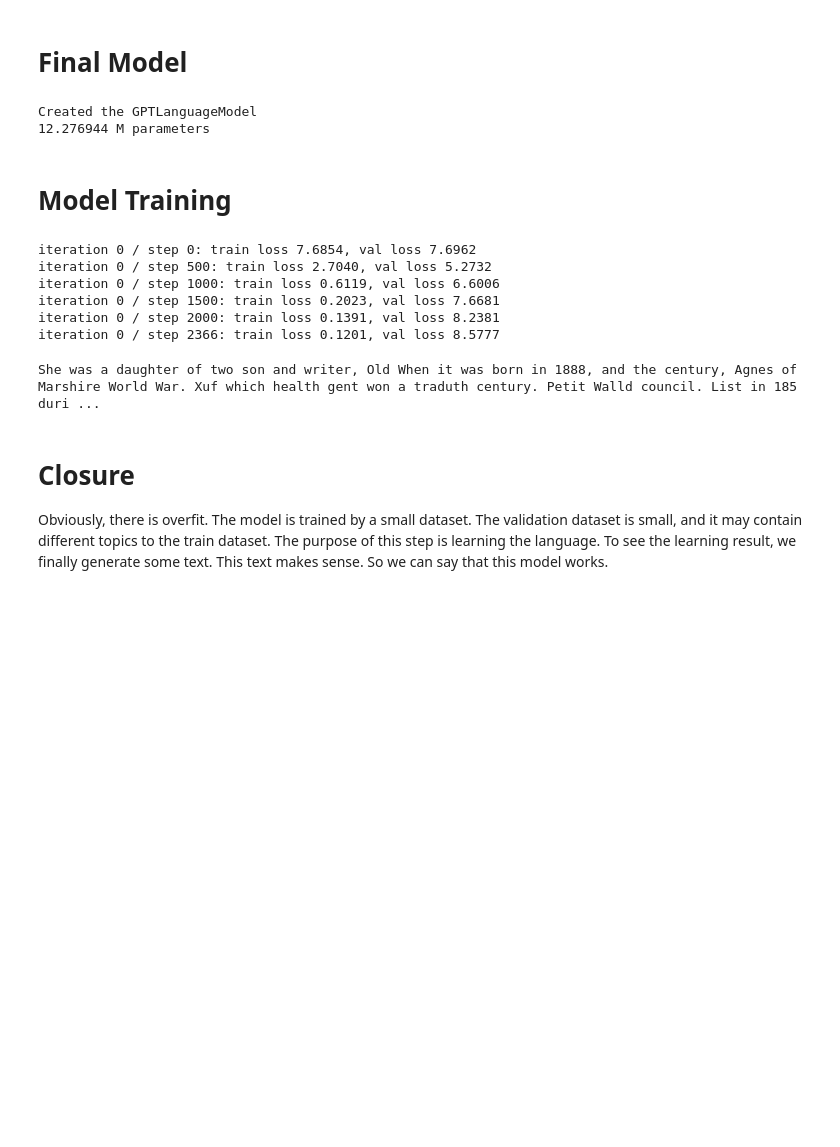
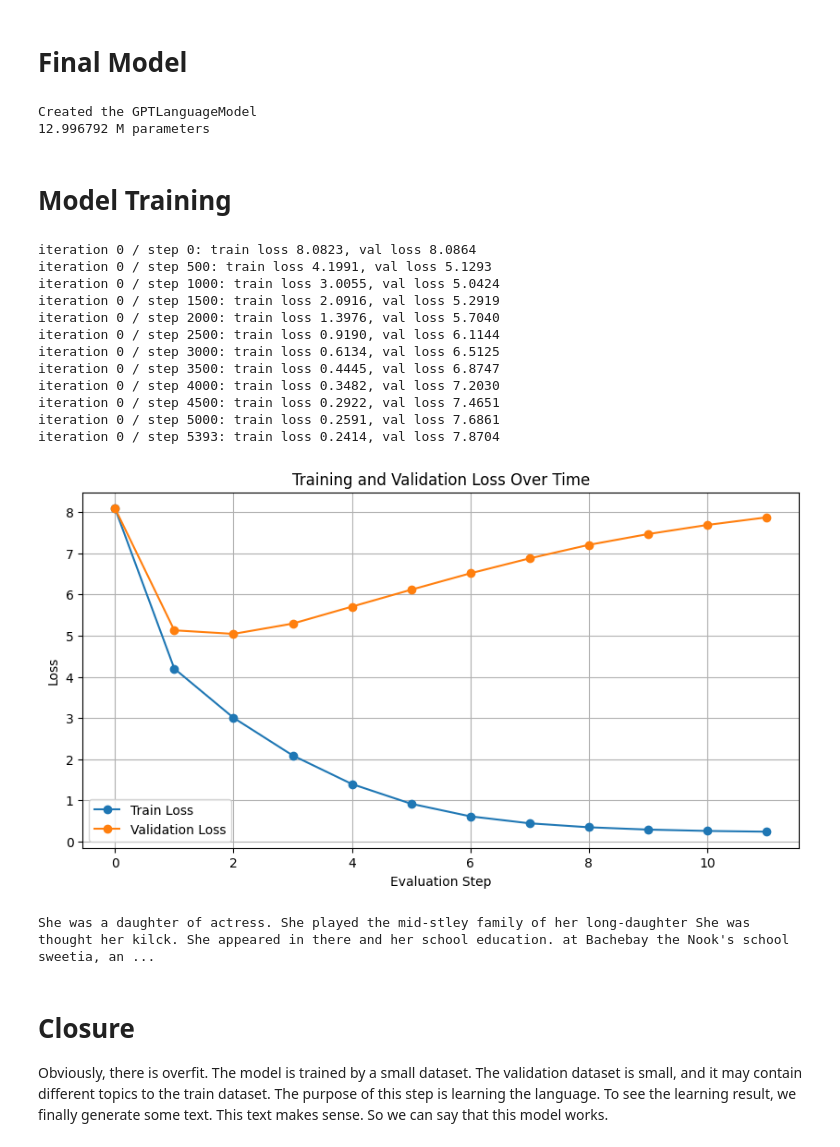
Before and after one commit to zjzhao1002/GPT-from-Scratch, a Jupyter notebook: 2-ModelTraining-AllBatches.ipynb, the cells around one changed output. Drawn from its saved outputs; the diff is of its cells as text; code cells hidden in the pictures; blank space fills up the shorter version.

Commit message:
Kaggle Notebook | 2-ModelTraining-AllBatches | Version 1

```diff
--- a/2-ModelTraining-AllBatches.ipynb
+++ b/2-ModelTraining-AllBatches.ipynb
@@ -15,7 +15,7 @@ torch.manual_seed(1337)
 # How many independent sequences will we process in parallel?
 batch_size = 64
 # What is the maximum context length for prediction?
-block_size = 256
+block_size = 128
 # How many iterations we will be doing in our training loop
 max_iters = 1
 # The interval in which we want to calculate the loss. We cannot do that after each step
@@ -284,7 +284,7 @@ m = model.to(device)
 print(sum(p.numel() for p in m.parameters())/1e6, 'M parameters')
 # %% [output]
 Created the GPTLanguageModel
-12.276944 M parameters
+12.996792 M parameters
 # %% [markdown]
 # Model Training
 # %%
@@ -336,18 +336,38 @@ for iteration in range(max_iters):
     if iteration+1 == max_iters:
         save_checkpoint(model, optimizer, iteration+1, loss.item())
 # %% [output]
-iteration 0 / step 0: train loss 7.6854, val loss 7.6962
-iteration 0 / step 500: train loss 2.7040, val loss 5.2732
-iteration 0 / step 1000: train loss 0.6119, val loss 6.6006
-iteration 0 / step 1500: train loss 0.2023, val loss 7.6681
-iteration 0 / step 2000: train loss 0.1391, val loss 8.2381
-iteration 0 / step 2366: train loss 0.1201, val loss 8.5777
+iteration 0 / step 0: train loss 8.0823, val loss 8.0864
+iteration 0 / step 500: train loss 4.1991, val loss 5.1293
+iteration 0 / step 1000: train loss 3.0055, val loss 5.0424
+iteration 0 / step 1500: train loss 2.0916, val loss 5.2919
+iteration 0 / step 2000: train loss 1.3976, val loss 5.7040
+iteration 0 / step 2500: train loss 0.9190, val loss 6.1144
+iteration 0 / step 3000: train loss 0.6134, val loss 6.5125
+iteration 0 / step 3500: train loss 0.4445, val loss 6.8747
+iteration 0 / step 4000: train loss 0.3482, val loss 7.2030
+iteration 0 / step 4500: train loss 0.2922, val loss 7.4651
+iteration 0 / step 5000: train loss 0.2591, val loss 7.6861
+iteration 0 / step 5393: train loss 0.2414, val loss 7.8704
+# %%
+import matplotlib.pyplot as plt
+
+plt.figure(figsize=(10, 5))
+plt.plot(train_losses, label="Train Loss", marker='o')
+plt.plot(val_losses, label="Validation Loss", marker='o')
+plt.xlabel("Evaluation Step")
+plt.ylabel("Loss")
+plt.title("Training and Validation Loss Over Time")
+plt.legend()
+plt.grid()
+plt.show()
+# %% [output]
+[figure, added]
 # %%
 prompt = "She was a daughter of"
 context = torch.tensor(sp.EncodeAsIds(prompt), dtype=torch.long, device=device).unsqueeze(0)
 print(sp.DecodeIds(m.generate(context, max_new_tokens=100)[0].tolist()))
 # %% [output]
-She was a daughter of two son and writer, Old When it was born in 1888, and the century, Agnes of Marshire World War. Xuf which health gent won a traduth century. Petit Walld council. List in 185 duri ...
+She was a daughter of actress. She played the mid-stley family of her long-daughter She was thought her kilck. She appeared in there and her school education. at Bachebay the Nook's school sweetia, an ...
 # %% [markdown]
 # Closure
 
```
Also changed, not shown: parts of 1 cell of this notebook.
